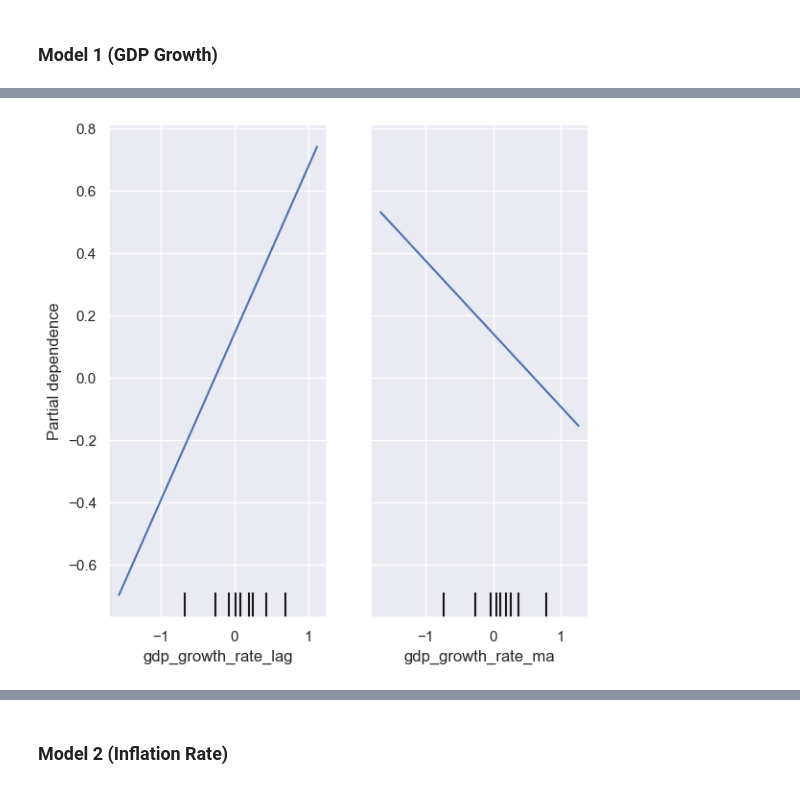
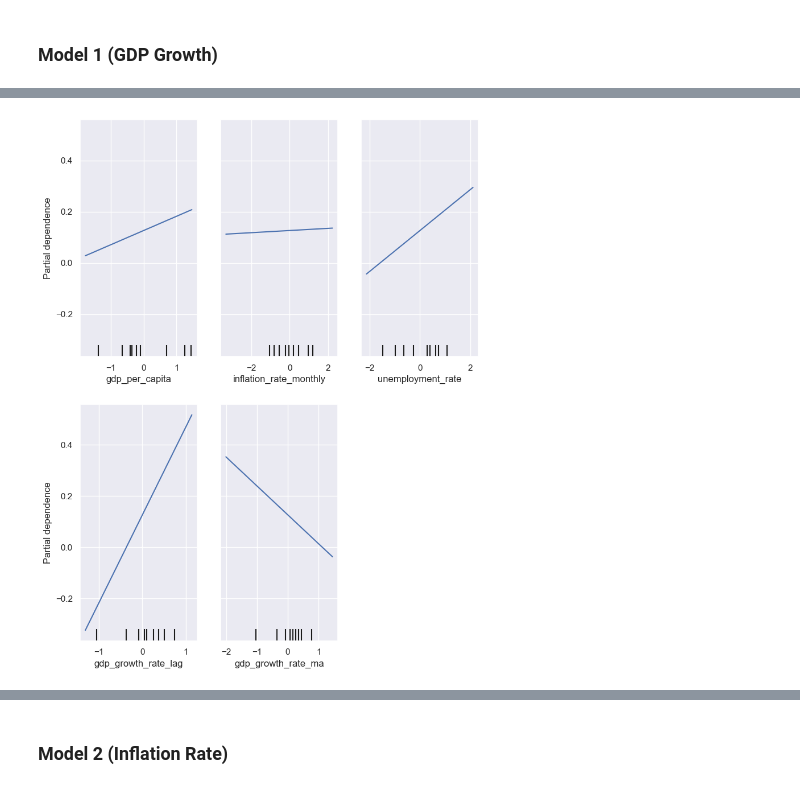
Before and after one commit to Grena30/Exploratory-Data-Analysis, a Jupyter notebook: Modelling/model.ipynb, the cells around one changed output, grey strips where cells are left out. Cells and saved outputs as stored; diff of their text form; code cells hidden in the pictures.

Commit message:
feat: add best model features

```diff
--- a/Modelling/model.ipynb
+++ b/Modelling/model.ipynb
@@ -502,10 +525,10 @@ df = df.set_index('TIME_PERIOD')
 # Renaming columns for easier access
 df = df.rename(columns={
     'gdp_quarterly': 'gdp',
-    'inflation_rate_monthly_m': 'inflation_rate_m',
+    'inflation_rate_monthly_m': 'inflation_rate_monthly',
     'inflation_rate_monthly_y': 'inflation_rate',
     'total_unemployment_rate': 'unemployment_rate',
-    'gdp_growth_rate_quarterly': 'gdp_growth_rate'
+    'gdp_growth_rate_quarterly': 'gdp_growth_rate',
 })
 # %%
 df.isnull().sum()
@@ -633,7 +606,7 @@ vif_df
 # %%
 df = df.drop(columns=['gdp_growth_rate'])
 
-split_point = int(len(df) * 0.85)
+split_point = int(len(df) * 0.70)
 train = df.iloc[:split_point].copy()
 test  = df.iloc[split_point:].copy()
 # %%
@@ -705,7 +701,7 @@ drop_cols=[
     # 'gdp_growth_rate_lag',
     # 'gdp_growth_rate_ma',
     'gdp_growth_rate_ewm',
-    'gdp_per_capita',
+    # 'gdp_per_capita',
     'education_attainment',
     'price_index',
     'energy_prices',
@@ -718,7 +714,8 @@ drop_cols=[
     'youth_unemployment_rate',
     'inflation_rate_lag',
     'unemployment_rate_lag',
-    'unemployment_rate'
+    # 'unemployment_rate',
+    # 'inflation_rate_monthly'
 ]
 # %%
 X_train = X_train.drop(columns=[col for col in drop_cols if col in X_train.columns]) # pyright: ignore[reportAttributeAccessIssue]
@@ -742,12 +739,13 @@ Numerical Columns: ['gdp_growth_rate_lag', 'gdp_growth_rate_ma']
 # %%
+# Best parameters
 models = {
     "LinearRegression": LinearRegression(fit_intercept=True, positive=False),
-    "RidgeRegression": Ridge(alpha=0.01, fit_intercept=True, solver='lsqr', random_state=RANDOM_STATE),
+    "RidgeRegression": Ridge(alpha=0.01, fit_intercept=True, solver='auto', random_state=RANDOM_STATE),
     "LassoRegression": Lasso(alpha=0.001, fit_intercept=True, max_iter=5000, selection='cyclic', random_state=RANDOM_STATE),
     "RandomForestRegressor": RandomForestRegressor(
-        n_estimators=50,
-        max_depth=None,
-        min_samples_leaf=4,
+        n_estimators=200,
+        max_depth=5,
+        min_samples_leaf=2,
         min_samples_split=2,
         max_features='sqrt',
         random_state=RANDOM_STATE
@@ -827,20 +837,20 @@ print(importance_df.head(10))
 # %%
 X_transformed = best_model.named_steps['preprocessor'].transform(X_train)
 
 plot = PartialDependenceDisplay.from_estimator(
     estimator,
     X_transformed,
     features=X_train, # pyright: ignore[reportArgumentType]
     feature_names=X_train.columns
 )
 
 fig = plot.figure_
 # plt.figure(figsize=(14, 8))
-fig.set_size_inches(6, 6)
+fig.set_size_inches(8, 10)
 plt.tight_layout()
 plt.show()
 # %% [output]
-[figure, old version]
+[figure, new version]
 # %%
 y_pred = predictions[best_name]['y_test_pred']
 residuals = y_test - y_pred
```
Also changed, not shown: parts of 55 cells of this notebook.
